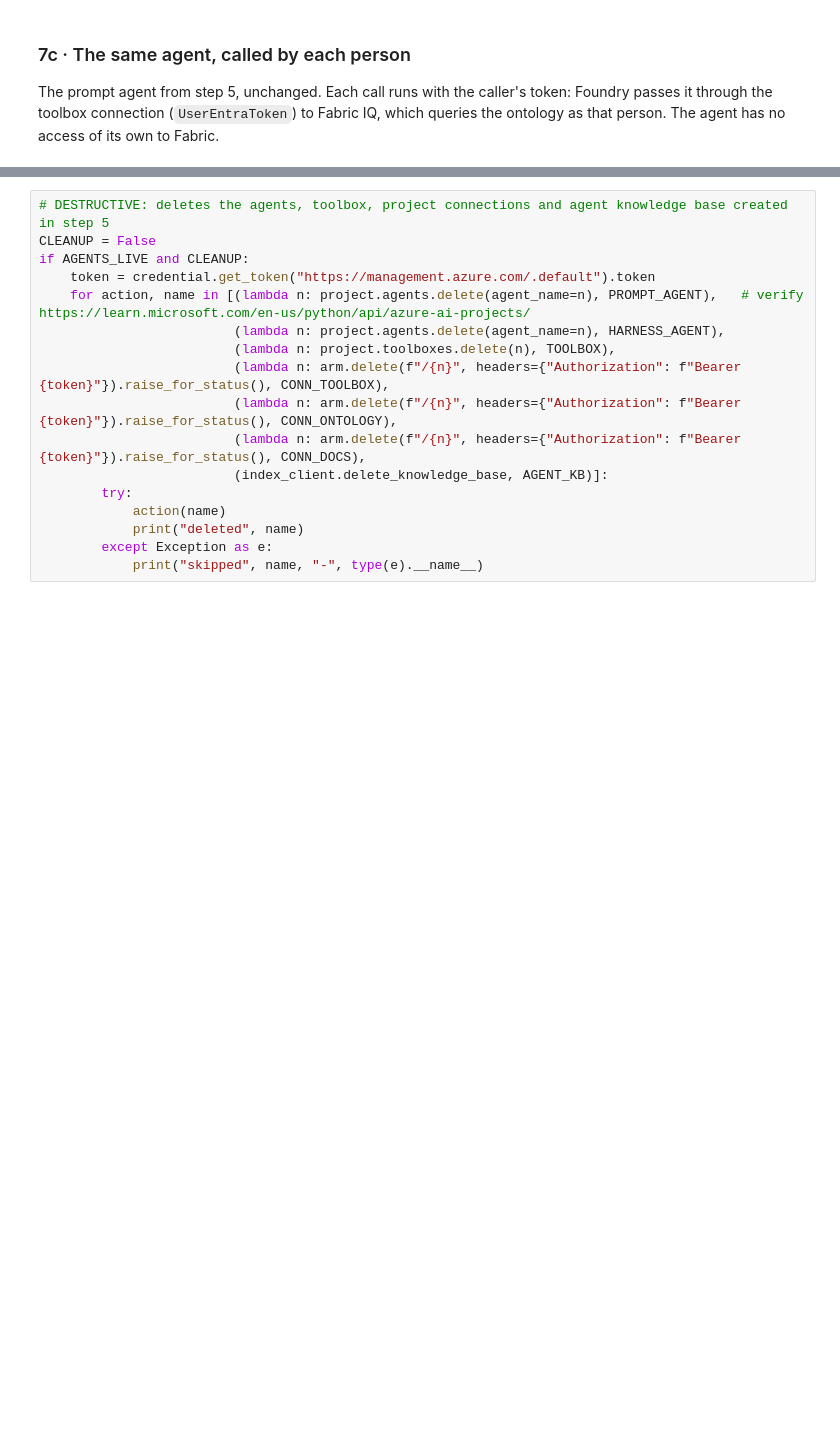
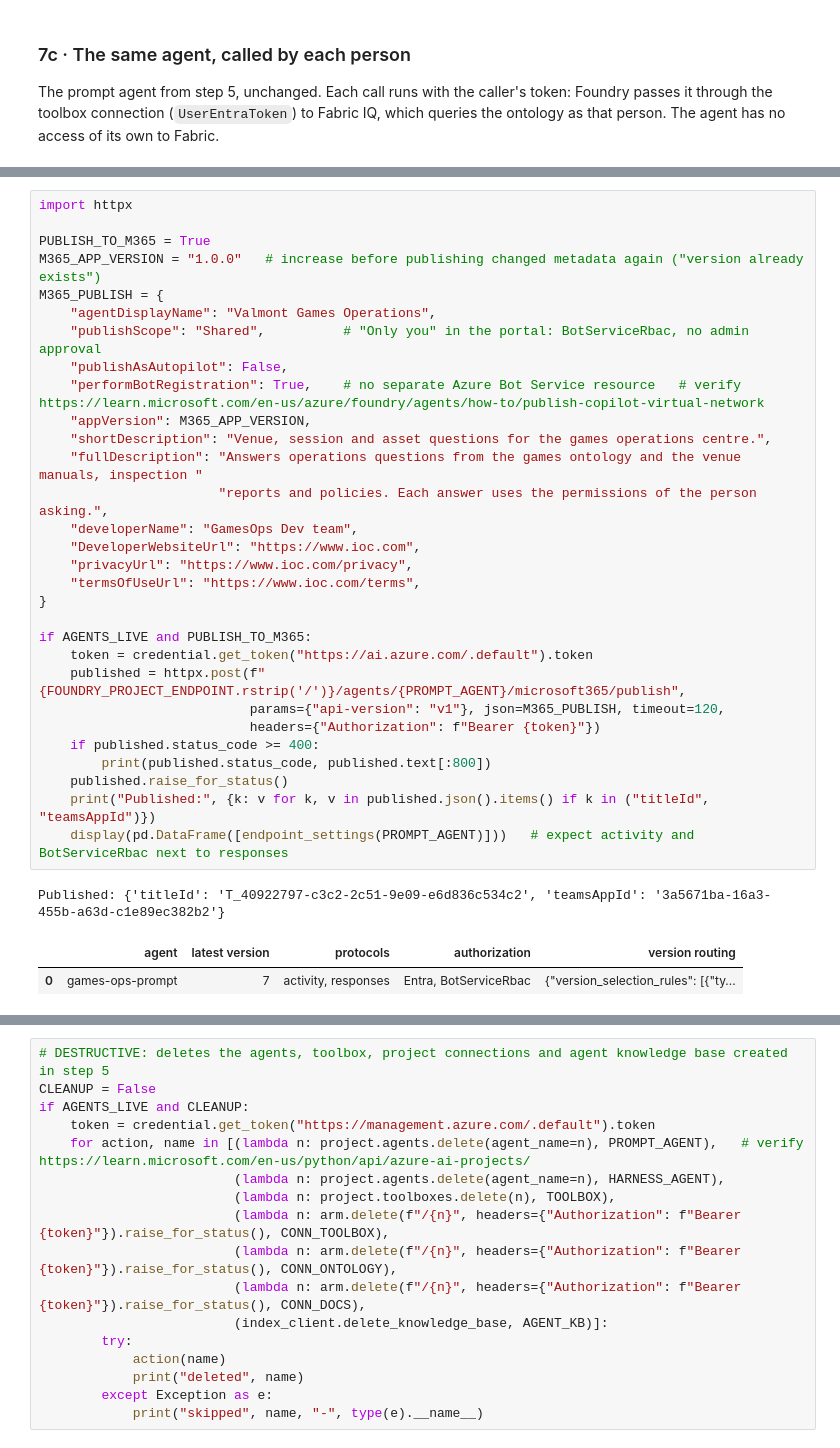
Before and after one commit to strudel0209/Microsoft-Foundry-What-s-New-and-Deep-Dive-Kit, a Jupyter notebook: foundry-demo-9-fabric-iq-and-foundry-iq-agents.ipynb, the cells around one changed output, grey strips where cells are left out. Drawn from its saved outputs; the diff is of its cells as text; blank space fills up the shorter version.

Commit message:
publishing to Microsoft 365 Copilot and Teams, a web app call and an A2A call

```diff
--- a/foundry-demo-9-fabric-iq-and-foundry-iq-agents.ipynb
+++ b/foundry-demo-9-fabric-iq-and-foundry-iq-agents.ipynb
@@ -1620,0 +1714,34 @@ Source: https://learn.microsoft.com/en-us/fabric/onelake/security/table-column-r
+# %%
+import httpx
+
+PUBLISH_TO_M365 = True
+M365_APP_VERSION = "1.0.0"   # increase before publishing changed metadata again ("version already exists")
+M365_PUBLISH = {
+    "agentDisplayName": "Valmont Games Operations",
+    "publishScope": "Shared",          # "Only you" in the portal: BotServiceRbac, no admin approval
+    "publishAsAutopilot": False,
+    "performBotRegistration": True,    # no separate Azure Bot Service resource   # verify https://learn.microsoft.com/en-us/azure/foundry/agents/how-to/publish-copilot-virtual-network
+    "appVersion": M365_APP_VERSION,
+    "shortDescription": "Venue, session and asset questions for the games operations centre.",
+    "fullDescription": "Answers operations questions from the games ontology and the venue manuals, inspection "
+                       "reports and policies. Each answer uses the permissions of the person asking.",
+    "developerName": "GamesOps Dev team",
+    "DeveloperWebsiteUrl": "https://www.ioc.com",
+    "privacyUrl": "https://www.ioc.com/privacy",
+    "termsOfUseUrl": "https://www.ioc.com/terms",
+}
+
+if AGENTS_LIVE and PUBLISH_TO_M365:
+    token = credential.get_token("https://ai.azure.com/.default").token
+    published = httpx.post(f"{FOUNDRY_PROJECT_ENDPOINT.rstrip('/')}/agents/{PROMPT_AGENT}/microsoft365/publish",
+                           params={"api-version": "v1"}, json=M365_PUBLISH, timeout=120,
+                           headers={"Authorization": f"Bearer {token}"})
+    if published.status_code >= 400:
+        print(published.status_code, published.text[:800])
+    published.raise_for_status()
+    print("Published:", {k: v for k, v in published.json().items() if k in ("titleId", "teamsAppId")})
+    display(pd.DataFrame([endpoint_settings(PROMPT_AGENT)]))   # expect activity and BotServiceRbac next to responses
+# %% [output]
+Published: {'titleId': 'T_40922797-c3c2-2c51-9e09-e6d836c534c2', 'teamsAppId': '3a5671ba-16a3-455b-a63d-c1e89ec382b2'}
+|  | agent | latest version | protocols | authorization | version routing |
+| 0 | games-ops-prompt | 7 | activity, responses | Entra, BotServiceRbac | {"version_selection_rules": [{"ty... |
```
Also changed, not shown: parts of 29 cells of this notebook, 4 other files.
